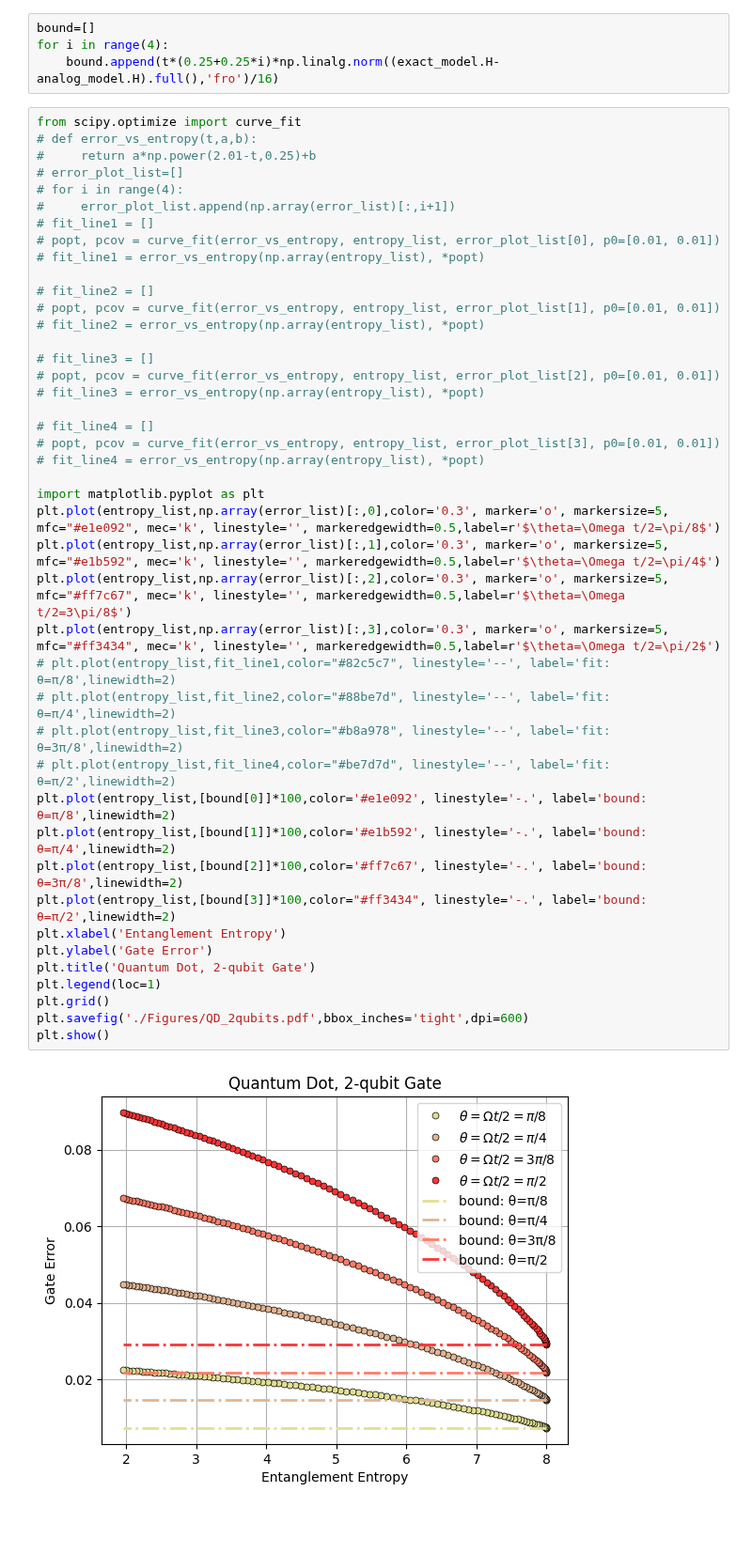
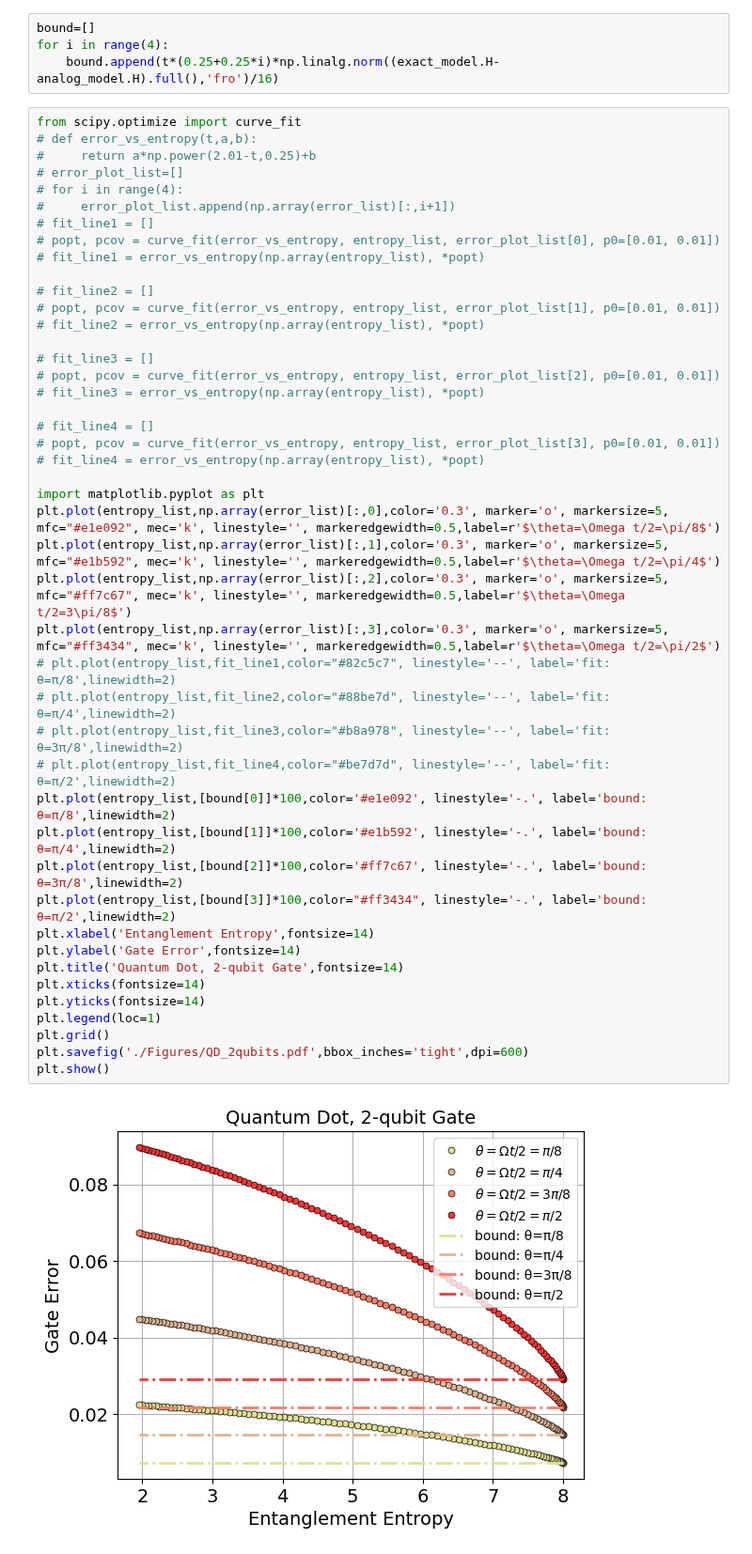
Before and after one commit to minidas/Entanglement-Induced-Resilience-of-Quantum-Dynamics, a Jupyter notebook: Quantum_dot_2qubit.ipynb, the cells around one changed output. Shown at 94% size. Cells and saved outputs as stored; diff of their text form; blank space fills up the shorter version.

Commit message:
imp: fontsize

```diff
--- a/Quantum_dot_2qubit.ipynb
+++ b/Quantum_dot_2qubit.ipynb
@@ -73,34 +73,36 @@ from scipy.optimize import curve_fit
 # fit_line2 = []
 # popt, pcov = curve_fit(error_vs_entropy, entropy_list, error_plot_list[1], p0=[0.01, 0.01])
 # fit_line2 = error_vs_entropy(np.array(entropy_list), *popt)
 
 # fit_line3 = []
 # popt, pcov = curve_fit(error_vs_entropy, entropy_list, error_plot_list[2], p0=[0.01, 0.01])
 # fit_line3 = error_vs_entropy(np.array(entropy_list), *popt)
 
 # fit_line4 = []
 # popt, pcov = curve_fit(error_vs_entropy, entropy_list, error_plot_list[3], p0=[0.01, 0.01])
 # fit_line4 = error_vs_entropy(np.array(entropy_list), *popt)
 
 import matplotlib.pyplot as plt
 plt.plot(entropy_list,np.array(error_list)[:,0],color='0.3', marker='o', markersize=5, mfc="#e1e092", mec='k', linestyle='', markeredgewidth=0.5,label=r'$\theta=\Omega t/2=\pi/8$')
 plt.plot(entropy_list,np.array(error_list)[:,1],color='0.3', marker='o', markersize=5, mfc="#e1b592", mec='k', linestyle='', markeredgewidth=0.5,label=r'$\theta=\Omega t/2=\pi/4$')
 plt.plot(entropy_list,np.array(error_list)[:,2],color='0.3', marker='o', markersize=5, mfc="#ff7c67", mec='k', linestyle='', markeredgewidth=0.5,label=r'$\theta=\Omega t/2=3\pi/8$')
 plt.plot(entropy_list,np.array(error_list)[:,3],color='0.3', marker='o', markersize=5, mfc="#ff3434", mec='k', linestyle='', markeredgewidth=0.5,label=r'$\theta=\Omega t/2=\pi/2$')
 # plt.plot(entropy_list,fit_line1,color="#82c5c7", linestyle='--', label='fit: θ=π/8',linewidth=2)
 # plt.plot(entropy_list,fit_line2,color="#88be7d", linestyle='--', label='fit: θ=π/4',linewidth=2)
 # plt.plot(entropy_list,fit_line3,color="#b8a978", linestyle='--', label='fit: θ=3π/8',linewidth=2)
 # plt.plot(entropy_list,fit_line4,color="#be7d7d", linestyle='--', label='fit: θ=π/2',linewidth=2)
 plt.plot(entropy_list,[bound[0]]*100,color='#e1e092', linestyle='-.', label='bound: θ=π/8',linewidth=2)
 plt.plot(entropy_list,[bound[1]]*100,color='#e1b592', linestyle='-.', label='bound: θ=π/4',linewidth=2)
 plt.plot(entropy_list,[bound[2]]*100,color='#ff7c67', linestyle='-.', label='bound: θ=3π/8',linewidth=2)
 plt.plot(entropy_list,[bound[3]]*100,color="#ff3434", linestyle='-.', label='bound: θ=π/2',linewidth=2)
-plt.xlabel('Entanglement Entropy')
-plt.ylabel('Gate Error')
-plt.title('Quantum Dot, 2-qubit Gate')
+plt.xlabel('Entanglement Entropy',fontsize=14)
+plt.ylabel('Gate Error',fontsize=14)
+plt.title('Quantum Dot, 2-qubit Gate',fontsize=14)
+plt.xticks(fontsize=14)
+plt.yticks(fontsize=14)
 plt.legend(loc=1)
 plt.grid()
 plt.savefig('./Figures/QD_2qubits.pdf',bbox_inches='tight',dpi=600)
 plt.show()
 # %% [output]
-[figure, old version]
+[figure, new version]
```
Also changed, not shown: 10 other files.
